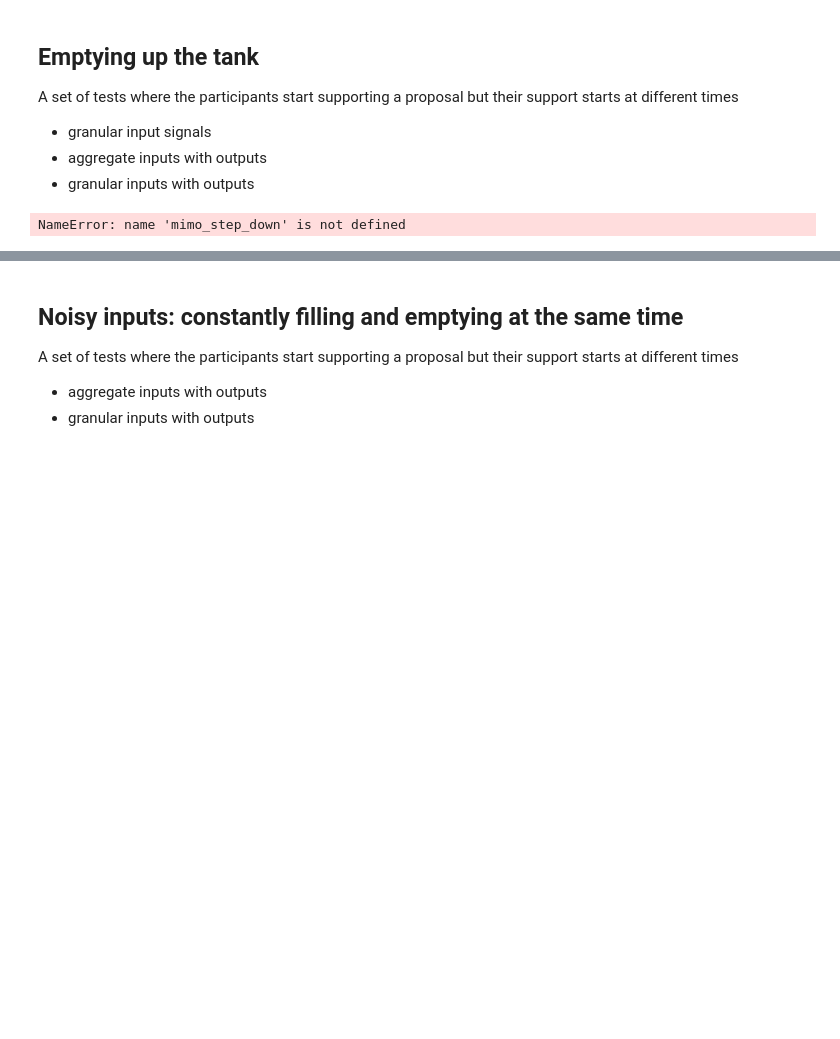
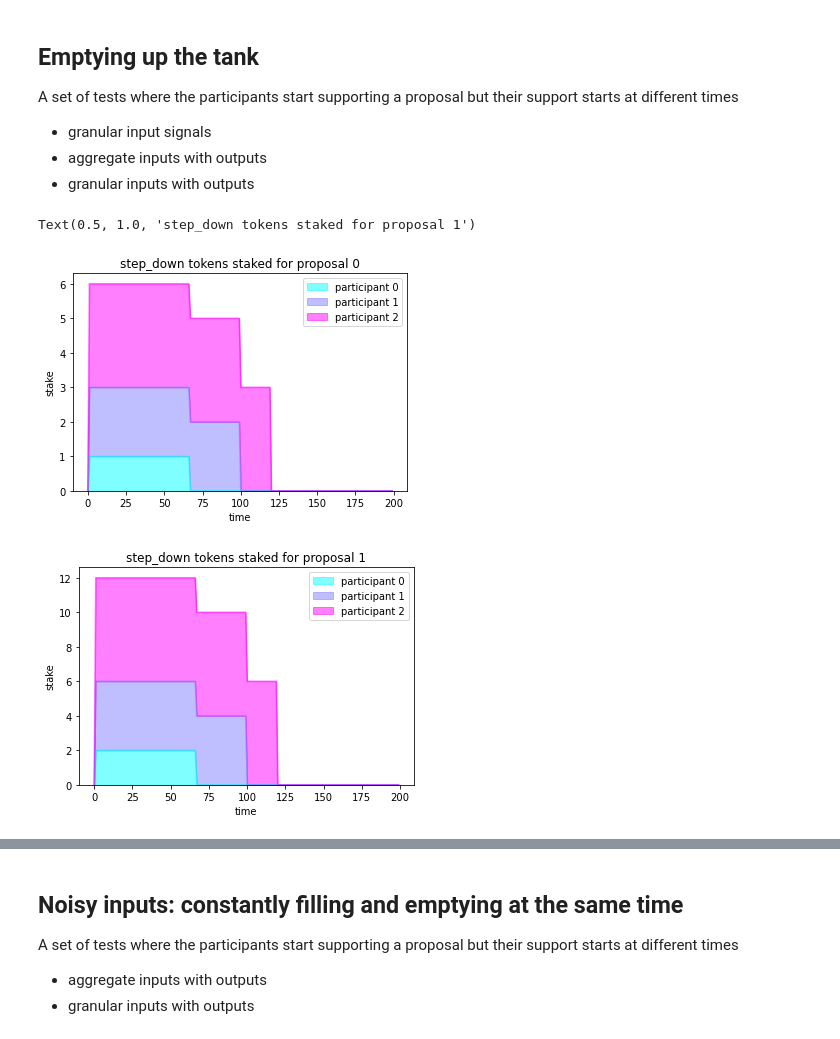
Before and after one commit to 1Hive/conviction-voting-cadcad, a Jupyter notebook: models/v3/Deriving_Alpha.ipynb, the cells around one changed output, grey strips where cells are left out. Cells and saved outputs as stored; diff of their text form; code cells hidden in the pictures; blank space fills up the shorter version.

```diff
--- a/models/v3/Deriving_Alpha.ipynb
+++ b/models/v3/Deriving_Alpha.ipynb
@@ -338,14 +338,16 @@ A set of tests where the participants start supporting a proposal but their supp
 # %%
 pd.DataFrame(mimo_step_down[:,:,0], columns = ['participant 0', 'participant 1', 'participant 2']).plot(kind='area', alpha = .5, cmap = 'cool')
 plt.xlabel('time')
 plt.ylabel('stake')
-plt.title('step_up tokens staked for proposal 0')
+plt.title('step_down tokens staked for proposal 0')
 pd.DataFrame(mimo_step_down[:,:,1], columns = ['participant 0', 'participant 1', 'participant 2']).plot(kind='area', alpha = .5, cmap = 'cool')
 plt.xlabel('time')
 plt.ylabel('stake')
-plt.title('step_up tokens staked for proposal 1')
+plt.title('step_down tokens staked for proposal 1')
 # %% [output]
-NameError: name 'mimo_step_down' is not defined
+Text(0.5, 1.0, 'step_down tokens staked for proposal 1')
+[figure, added]
+[figure, added]
 # %%
 fig, ax1 = plt.subplots()
 
```
Also changed, not shown: parts of 16 cells of this notebook.
